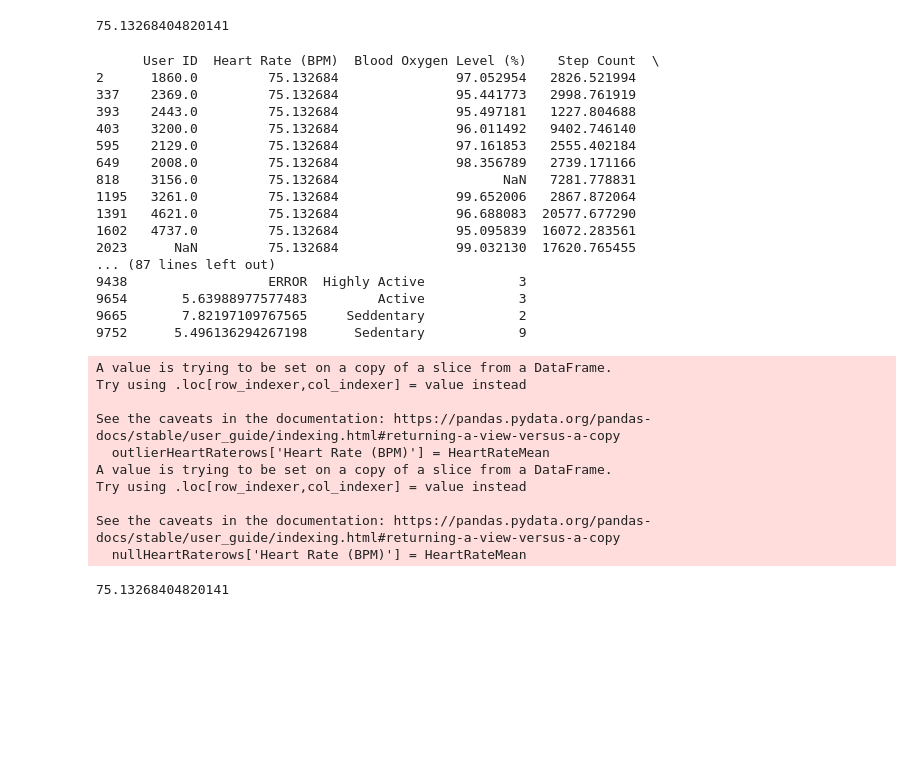
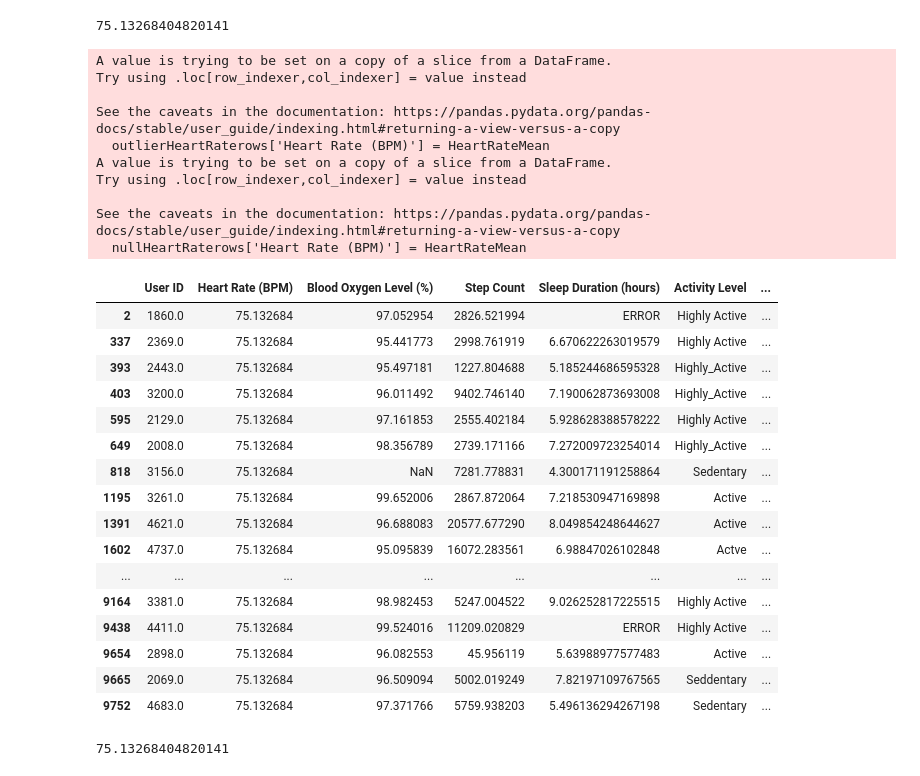
Before and after one commit to BMC-Intersectional-Data-Feminism/exercise-2-data-cleaning-and-analysis-fionayr, a Jupyter notebook: exercise2.ipynb, the cells around one changed output. Cells and saved outputs as stored; diff of their text form; code cells hidden in the pictures; blank space fills up the shorter version.

```diff
--- a/exercise2.ipynb
+++ b/exercise2.ipynb
@@ -143,44 +111,44 @@ print(heartrateRows)
 
 Notice here that the length of the two tables (`450` and `9550`) add up to the total number rows (`n=10000`). This is a good sanity check as we manipulate the table. Now we have to decide how we deal with these missing values and outliers. One method to do this would be remove all the rows with null values or outlier values. Another method is use imputation - this can be done in several ways but below we're going to substitute the average heart rate for the missing and mismeasured values. Do we think this will change the mean?
 # %%
-HeartRateMean = heartrateRows["Heart Rate (BPM)"].mean()
+HeartRateMean = float(heartrateRows["Heart Rate (BPM)"].mean())
 print(HeartRateMean)
 # %% [output]
 75.13268404820141
 # %%
 outlierHeartRaterows['Heart Rate (BPM)'] = HeartRateMean
 nullHeartRaterows['Heart Rate (BPM)'] = HeartRateMean
 
 
-print(outlierHeartRaterows)
+outlierHeartRaterows
 # %% [output]
-      User ID  Heart Rate (BPM)  Blood Oxygen Level (%)    Step Count  \
-2      1860.0         75.132684               97.052954   2826.521994
-337    2369.0         75.132684               95.441773   2998.761919
-393    2443.0         75.132684               95.497181   1227.804688
-403    3200.0         75.132684               96.011492   9402.746140
-595    2129.0         75.132684               97.161853   2555.402184
-649    2008.0         75.132684               98.356789   2739.171166
-818    3156.0         75.132684                     NaN   7281.778831
-1195   3261.0         75.132684               99.652006   2867.872064
-1391   4621.0         75.132684               96.688083  20577.677290
-1602   4737.0         75.132684               95.095839  16072.283561
-2023      NaN         75.132684               99.032130  17620.765455
-... (87 lines left out)
-9438                  ERROR  Highly Active            3
-9654       5.63988977577483         Active            3
-9665       7.82197109767565     Seddentary            2
-9752      5.496136294267198      Sedentary            9
+A value is trying to be set on a copy of a slice from a DataFrame.
+Try using .loc[row_indexer,col_indexer] = value instead
+
+See the caveats in the documentation: https://pandas.pydata.org/pandas-docs/stable/user_guide/indexing.html#returning-a-view-versus-a-copy
+  outlierHeartRaterows['Heart Rate (BPM)'] = HeartRateMean
+A value is trying to be set on a copy of a slice from a DataFrame.
+Try using .loc[row_indexer,col_indexer] = value instead
+
+See the caveats in the documentation: https://pandas.pydata.org/pandas-docs/stable/user_guide/indexing.html#returning-a-view-versus-a-copy
+  nullHeartRaterows['Heart Rate (BPM)'] = HeartRateMean
-A value is trying to be set on a copy of a slice from a DataFrame.
-Try using .loc[row_indexer,col_indexer] = value instead
-
-See the caveats in the documentation: https://pandas.pydata.org/pandas-docs/stable/user_guide/indexing.html#returning-a-view-versus-a-copy
-  outlierHeartRaterows['Heart Rate (BPM)'] = HeartRateMean
-A value is trying to be set on a copy of a slice from a DataFrame.
-Try using .loc[row_indexer,col_indexer] = value instead
-
-See the caveats in the documentation: https://pandas.pydata.org/pandas-docs/stable/user_guide/indexing.html#returning-a-view-versus-a-copy
-  nullHeartRaterows['Heart Rate (BPM)'] = HeartRateMean
+|  | User ID | Heart Rate (BPM) | Blood Oxygen Level (%) | Step Count | Sleep Duration (hours) | Activity Level | ... |
+| 2 | 1860.0 | 75.132684 | 97.052954 | 2826.521994 | ERROR | Highly Active | ... |
+| 337 | 2369.0 | 75.132684 | 95.441773 | 2998.761919 | 6.670622263019579 | Highly Active | ... |
+| 393 | 2443.0 | 75.132684 | 95.497181 | 1227.804688 | 5.185244686595328 | Highly_Active | ... |
+| 403 | 3200.0 | 75.132684 | 96.011492 | 9402.746140 | 7.190062873693008 | Highly_Active | ... |
+| 595 | 2129.0 | 75.132684 | 97.161853 | 2555.402184 | 5.928628388578222 | Highly Active | ... |
+| 649 | 2008.0 | 75.132684 | 98.356789 | 2739.171166 | 7.272009723254014 | Highly_Active | ... |
+| 818 | 3156.0 | 75.132684 | NaN | 7281.778831 | 4.300171191258864 | Sedentary | ... |
+| 1195 | 3261.0 | 75.132684 | 99.652006 | 2867.872064 | 7.218530947169898 | Active | ... |
+| 1391 | 4621.0 | 75.132684 | 96.688083 | 20577.677290 | 8.049854248644627 | Active | ... |
+| 1602 | 4737.0 | 75.132684 | 95.095839 | 16072.283561 | 6.98847026102848 | Actve | ... |
+| ... | ... | ... | ... | ... | ... | ... | ... |
+| 9164 | 3381.0 | 75.132684 | 98.982453 | 5247.004522 | 9.026252817225515 | Highly Active | ... |
+| 9438 | 4411.0 | 75.132684 | 99.524016 | 11209.020829 | ERROR | Highly Active | ... |
+| 9654 | 2898.0 | 75.132684 | 96.082553 | 45.956119 | 5.63988977577483 | Active | ... |
+| 9665 | 2069.0 | 75.132684 | 96.509094 | 5002.019249 | 7.82197109767565 | Seddentary | ... |
+| 9752 | 4683.0 | 75.132684 | 97.371766 | 5759.938203 | 5.496136294267198 | Sedentary | ... |
 # %%
 smartwatch_hr = pd.concat([outlierHeartRaterows, nullHeartRaterows, heartrateRows])
 
```
Also changed, not shown: parts of 11 cells of this notebook, 1 other file.
